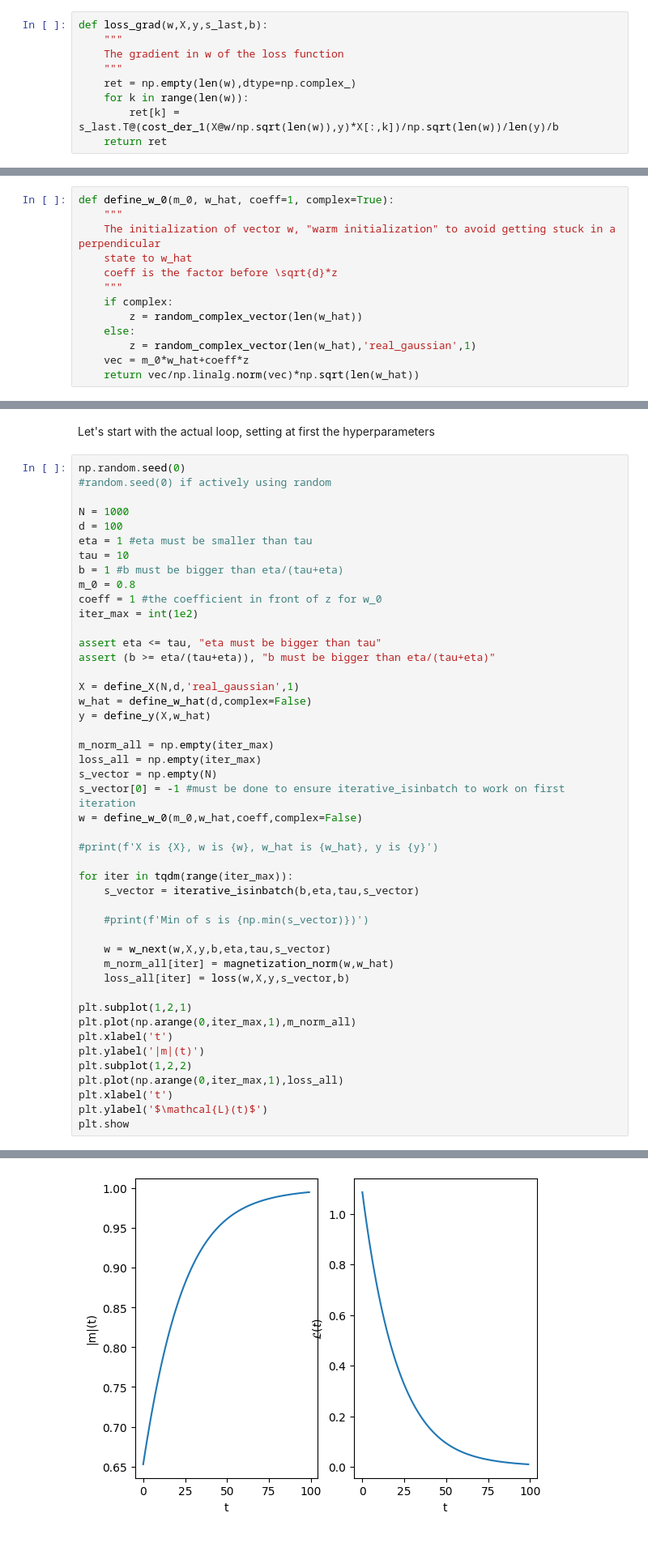
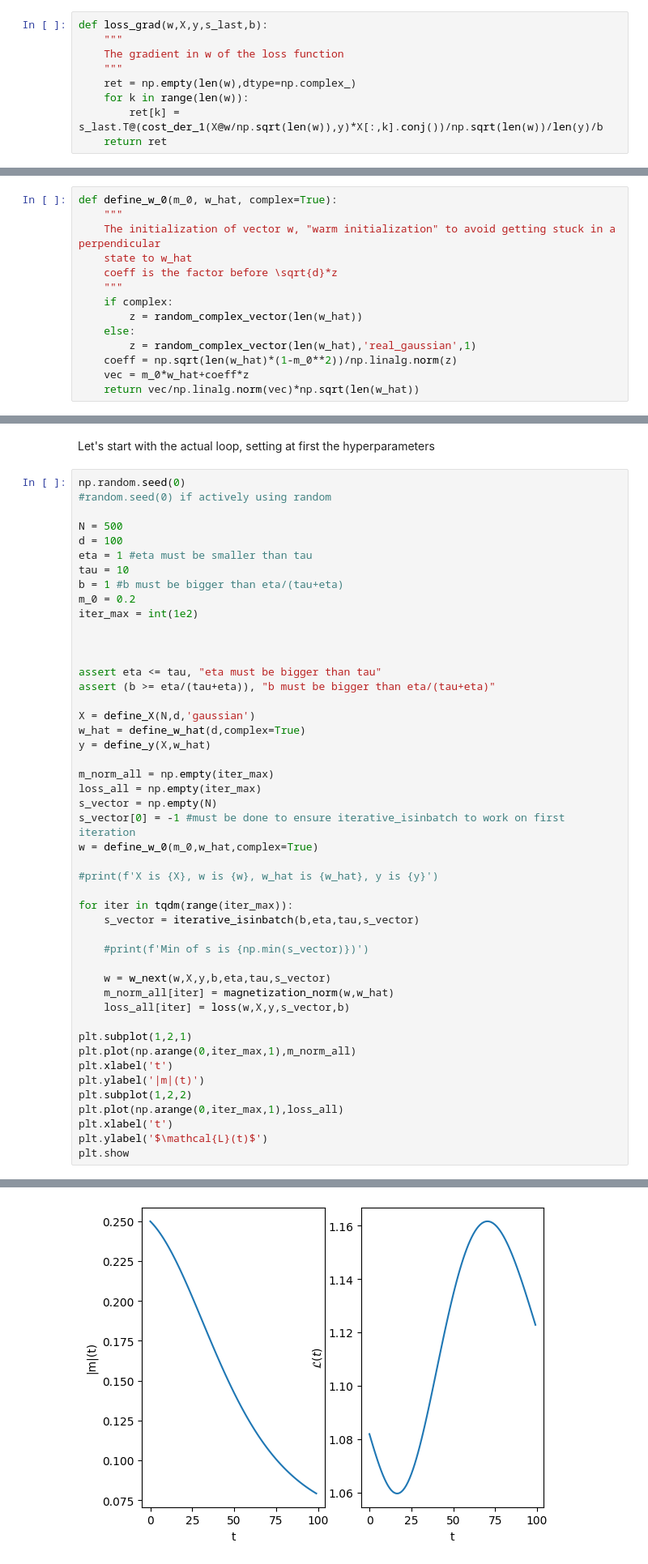
Before and after one commit to leofluck/complex_phase_retrieval, a Jupyter notebook: complex_p_r_implementation.ipynb, the cells around one changed output, grey strips where cells are left out. Shown at 81% size. Drawn from its saved outputs; the diff is of its cells as text.

```diff
--- a/complex_p_r_implementation.ipynb
+++ b/complex_p_r_implementation.ipynb
@@ -201,7 +201,7 @@ def loss_grad(w,X,y,s_last,b):
     """
     ret = np.empty(len(w),dtype=np.complex_)
     for k in range(len(w)):
-        ret[k] = s_last.T@(cost_der_1(X@w/np.sqrt(len(w)),y)*X[:,k])/np.sqrt(len(w))/len(y)/b
+        ret[k] = s_last.T@(cost_der_1(X@w/np.sqrt(len(w)),y)*X[:,k].conj())/np.sqrt(len(w))/len(y)/b
     return ret
 # %% [markdown]
 $m(t) = \frac{1}{d}\left<\underline{w}(t),\underline{\hat{w}}\right>_{\mathbb{C}^n} \equiv \frac{1}{d}\sum_{k=1}^d w^{k}(t)^*\hat{w}^k$
@@ -211,7 +211,7 @@ def magnetization_norm(w,w_hat):
 # %% [markdown]
 $\underline{w}(t=0) = \frac{m_0 \underline{\hat{w}} + \underline{z}}{\left|m_0 \underline{\hat{w}} + \underline{z}\right|}\sqrt{d}, \qquad m_0 \in ]0,1], \quad \underline{z}\in\mathbb{R}^d$, z components are i.i.d complex normal gaussian
 # %%
-def define_w_0(m_0, w_hat, coeff=1, complex=True):
+def define_w_0(m_0, w_hat, complex=True):
     """
     The initialization of vector w, "warm initialization" to avoid getting stuck in a perpendicular
     state to w_hat
@@ -221,5 +221,6 @@ def define_w_0(m_0, w_hat, coeff=1, complex=True):
         z = random_complex_vector(len(w_hat))
     else:
         z = random_complex_vector(len(w_hat),'real_gaussian',1)
+    coeff = np.sqrt(len(w_hat)*(1-m_0**2))/np.linalg.norm(z)
     vec = m_0*w_hat+coeff*z
     return vec/np.linalg.norm(vec)*np.sqrt(len(w_hat))
@@ -265,51 +271,52 @@ Let's start with the actual loop, setting at first the hyperparameters
 np.random.seed(0)
 #random.seed(0) if actively using random
 
-N = 1000
+N = 500
 d = 100
 eta = 1 #eta must be smaller than tau
 tau = 10
 b = 1 #b must be bigger than eta/(tau+eta)
-m_0 = 0.8
-coeff = 1 #the coefficient in front of z for w_0
+m_0 = 0.2
 iter_max = int(1e2)
+
+
 
 assert eta <= tau, "eta must be bigger than tau"
 assert (b >= eta/(tau+eta)), "b must be bigger than eta/(tau+eta)"
 
-X = define_X(N,d,'real_gaussian',1)
-w_hat = define_w_hat(d,complex=False)
+X = define_X(N,d,'gaussian')
+w_hat = define_w_hat(d,complex=True)
 y = define_y(X,w_hat)
 
 m_norm_all = np.empty(iter_max)
 loss_all = np.empty(iter_max)
 s_vector = np.empty(N)
 s_vector[0] = -1 #must be done to ensure iterative_isinbatch to work on first iteration
-w = define_w_0(m_0,w_hat,coeff,complex=False)
+w = define_w_0(m_0,w_hat,complex=True)
 
 #print(f'X is {X}, w is {w}, w_hat is {w_hat}, y is {y}')
 
 for iter in tqdm(range(iter_max)):
     s_vector = iterative_isinbatch(b,eta,tau,s_vector)
 
     #print(f'Min of s is {np.min(s_vector)})')
 
     w = w_next(w,X,y,b,eta,tau,s_vector)
     m_norm_all[iter] = magnetization_norm(w,w_hat)
     loss_all[iter] = loss(w,X,y,s_vector,b)
 
 plt.subplot(1,2,1)
 plt.plot(np.arange(0,iter_max,1),m_norm_all)
 plt.xlabel('t')
 plt.ylabel('|m|(t)')
 plt.subplot(1,2,2)
 plt.plot(np.arange(0,iter_max,1),loss_all)
 plt.xlabel('t')
 plt.ylabel('$\mathcal{L}(t)$')
 plt.show
 # %% [output]
 <function matplotlib.pyplot.show(close=None, block=None)>
-[figure, old version]
+[figure, new version]
 # %%
 m_norm_all_bis = m_norm_all
 loss_all_bis = loss_all
```
Also changed, not shown: parts of 1 cell of this notebook.
